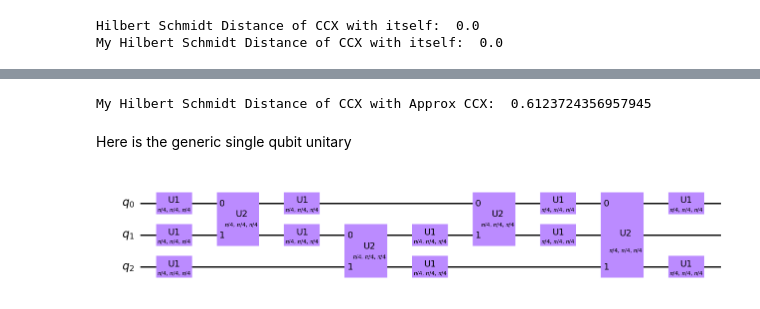
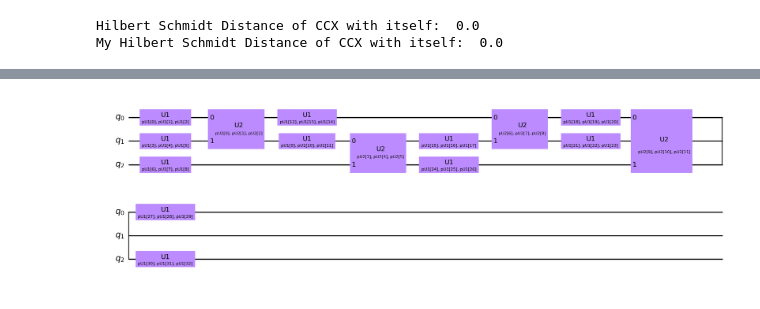
Before and after one commit to the-iron-ryan/CS-239, a Jupyter notebook: ApproxCCNOT/ApproxCCNOT.ipynb, the cells around one changed output, grey strips where cells are left out. Drawn from its saved outputs; the diff is of its cells as text; code cells hidden in the pictures.

```diff
--- a/ApproxCCNOT/ApproxCCNOT.ipynb
+++ b/ApproxCCNOT/ApproxCCNOT.ipynb
@@ -218,9 +69,3 @@ $$
-# %%
-print("My Hilbert Schmidt Distance of CCX with Approx CCX: ", np.abs(my_hilbert_schmidt_distance(ccx_gate, approx_CCNOT_U)))
-# %% [output]
-My Hilbert Schmidt Distance of CCX with Approx CCX:  0.6123724356957945
-# %% [markdown]
-Here is the generic single qubit unitary
 # %%
 class SingleQubitU(Gate):
     def __init__(self, theta, phi, lam):
@@ -262,40 +105,64 @@ class TwoQubitU(Gate):
         #                  [0, np.cos(alpha2/2), -np.exp(1.j * alpha3) * np.sin(alpha2/2), 0],
         #                  [0, -np.exp(1.j * alpha3) * np.sin(alpha2/2), np.cos(alpha2/2), 0],
         #                  [-np.exp(1.j * alpha3) * np.sin(alpha1/2), 0, 0, np.cos(alpha1/2)]])
+# %%
+class ParamVectorItterator:
+    def __init__(self, param_vector):
+        self.param_vector = param_vector
+        self.index = 0
+    def __iter__(self):
+        return self
+    def __next__(self):
+        if self.index < len(self.param_vector):
+            start = self.index
+            end = self.index + 3
+            params = self.param_vector[start:end]
+            self.index += 3
+            return params
+        else:
+            raise StopIteration
 # %%
-qc = QuantumCircuit(3, name="Approx CCNOT")
+approx_CCNOT_qc = QuantumCircuit(3, name="Approx CCNOT")
 
 # Define parameters
 theta = Parameter('theta')
 phi = Parameter('phi')
 lam = Parameter('lam')
 
+num_U1_params = 3 * 11
+num_U2_params = 3 * 4
+
+pU1 = ParameterVector('pU1', num_U1_params)
+pU1_itter = ParamVectorItterator(pU1)
+pU2 = ParameterVector('pU2', num_U2_params)
+pU2_itter = ParamVectorItterator(pU2)
+
 # Create the circuit
-qc.append(SingleQubitU(theta, phi, lam), [0])
-qc.append(SingleQubitU(theta, phi, lam), [1])
-qc.append(SingleQubitU(theta, phi, lam), [2])
+i = 0
+approx_CCNOT_qc.append(SingleQubitU(*next(pU1_itter)), [0])
+approx_CCNOT_qc.append(SingleQubitU(*next(pU1_itter)), [1])
+approx_CCNOT_qc.append(SingleQubitU(*next(pU1_itter)), [2])
 
-qc.append(TwoQubitU(theta, phi, lam), [0, 1])
+approx_CCNOT_qc.append(TwoQubitU(*next(pU2_itter)), [0, 1])
 
-qc.append(SingleQubitU(theta, phi, lam), [1])
+approx_CCNOT_qc.append(SingleQubitU(*next(pU1_itter)), [1])
 
-qc.append(SingleQubitU(theta, phi, lam), [0])
-qc.append(TwoQubitU(theta, phi, lam), [1, 2])
+approx_CCNOT_qc.append(SingleQubitU(*next(pU1_itter)), [0])
+approx_CCNOT_qc.append(TwoQubitU(*next(pU2_itter)), [1, 2])
 
-qc.append(SingleQubitU(theta, phi, lam), [1])
+approx_CCNOT_qc.append(SingleQubitU(*next(pU1_itter)), [1])
 
-qc.append(TwoQubitU(theta, phi, lam), [0, 1])
+approx_CCNOT_qc.append(TwoQubitU(*next(pU2_itter)), [0, 1])
 
-qc.append(SingleQubitU(theta, phi, lam), [0])
-qc.append(SingleQubitU(theta, phi, lam), [1])
-qc.append(SingleQubitU(theta, phi, lam), [2])
+approx_CCNOT_qc.append(SingleQubitU(*next(pU1_itter)), [0])
+approx_CCNOT_qc.append(SingleQubitU(*next(pU1_itter)), [1])
+approx_CCNOT_qc.append(SingleQubitU(*next(pU1_itter)), [2])
 
-qc.append(TwoQubitU(theta, phi, lam), [0, 2])
+approx_CCNOT_qc.append(TwoQubitU(*next(pU2_itter)), [0, 2])
 
-qc.append(SingleQubitU(theta, phi, lam), [0])
-qc.append(SingleQubitU(theta, phi, lam), [2])
+approx_CCNOT_qc.append(SingleQubitU(*next(pU1_itter)), [0])
+approx_CCNOT_qc.append(SingleQubitU(*next(pU1_itter)), [2])
 
-bound_qc = qc.bind_parameters({theta: np.pi/4, phi: np.pi/4, lam: np.pi/4})
-bound_qc.draw(output='mpl')
+approx_CCNOT_qc.draw(output='mpl')
 # %% [output]
-[figure, old version]
+[figure, new version]
```
Also changed, not shown: parts of 24 cells of this notebook, 2 other files.
